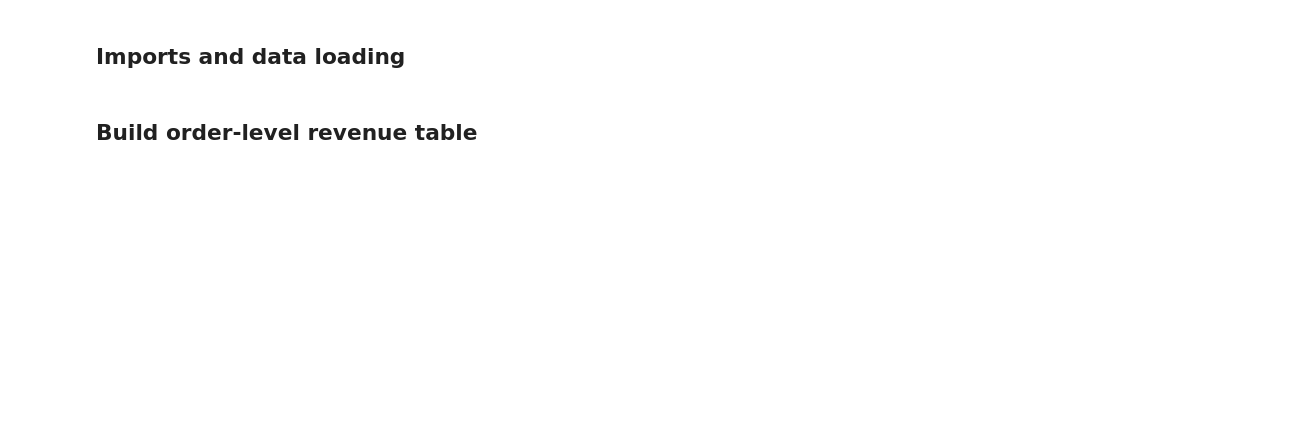
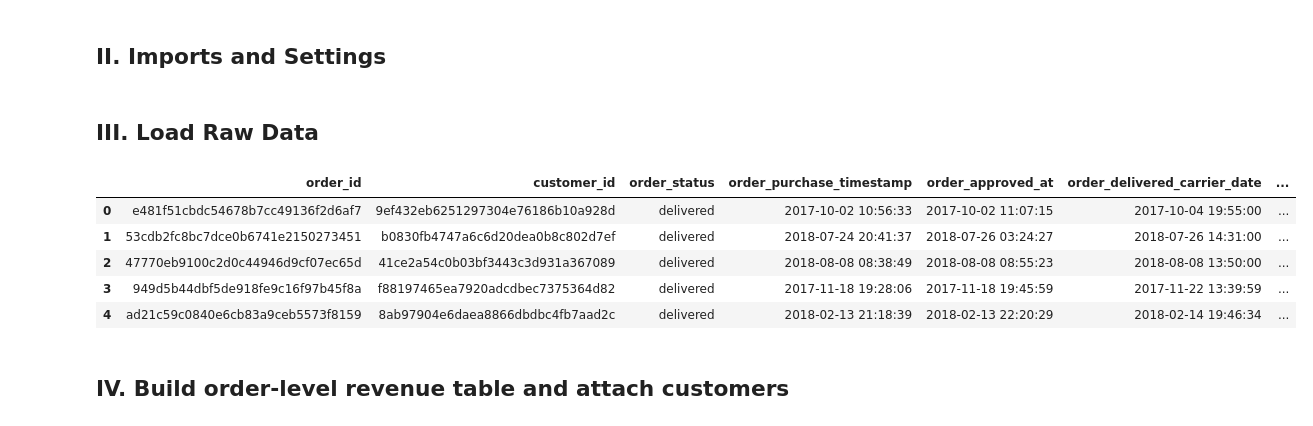
Before and after one commit to Bahar-Rezaei/ltv-olist-forecasting, a Jupyter notebook: notebooks/LTV.ipynb, the cells around one changed output. Cells and saved outputs as stored; diff of their text form; code cells hidden in the pictures; blank space fills up the shorter version.

```diff
--- a/notebooks/LTV.ipynb
+++ b/notebooks/LTV.ipynb
@@ -15,25 +15,52 @@ Roadmap:
 # %% [markdown]
-## Imports and data loading
+## II. Imports and Settings
 # %%
 import pandas as pd
 import numpy as np
 import seaborn as sns
 import matplotlib.pyplot as plt
 
+from sklearn.preprocessing import OneHotEncoder
+from sklearn.compose import ColumnTransformer
+from sklearn.pipeline import Pipeline
+# Pipline allows to chain together multiple data transformers and a final estimator into a single, cohesive object.
+from sklearn.ensemble import GradientBoostingRegressor
+# GradientBoostingRegressor is an ensamble ML technique that builds a series of decision trees, each aimed at correcting the errors of the previous ones.
+from sklearn.metrics import mean_absolute_error, mean_squared_error
+
 plt.style.use("seaborn-v0_8")
+pd.set_option("display.max_columns", 50)
+# %% [markdown]
+## III. Load Raw Data
 # %%
-# load raw data
+# the address where data is stored on your computer
+data_dir = "../data"
 
-orders = pd.read_csv(
-    "data/olist_orders_dataset.csv",
-    parse_dates=["order_purchase_timestamp"]
+orders = pd.read_csv(f"{data_dir}/olist_orders_dataset.csv",
+                     parse_dates=[
+                         "order_purchase_timestamp",
+                         "order_approved_at",
+                         "order_delivered_carrier_date",
+                         "order_delivered_customer_date",
+                         "order_estimated_delivery_date",
+                     ],
 )
 
-# only keep delivered orders (common for revenue analysis)
-delivered_orders = orders[orders["order_status"] == "delivered"].copy()
+payments = pd.read_csv(f"{data_dir}/olist_order_payments_dataset.csv")
+customers = pd.read_csv(f"{data_dir}/olist_customers_dataset.csv")
 
-payments = pd.read_csv("data/olist_order_payments_dataset.csv")
-customers = pd.read_csv("data/olist_customers_dataset.csv")
+# extra tables for marketplace segmentation
+order_items = pd.read_csv(f"{data_dir}/olist_order_items_dataset.csv")
+products = pd.read_csv(f"{data_dir}/olist_products_dataset.csv")
+
+orders.head()
+# %% [output]
+|  | order_id | customer_id | order_status | order_purchase_timestamp | order_approved_at | order_delivered_carrier_date | ... |
+| 0 | e481f51cbdc54678b7cc49136f2d6af7 | 9ef432eb6251297304e76186b10a928d | delivered | 2017-10-02 10:56:33 | 2017-10-02 11:07:15 | 2017-10-04 19:55:00 | ... |
+| 1 | 53cdb2fc8bc7dce0b6741e2150273451 | b0830fb4747a6c6d20dea0b8c802d7ef | delivered | 2018-07-24 20:41:37 | 2018-07-26 03:24:27 | 2018-07-26 14:31:00 | ... |
+| 2 | 47770eb9100c2d0c44946d9cf07ec65d | 41ce2a54c0b03bf3443c3d931a367089 | delivered | 2018-08-08 08:38:49 | 2018-08-08 08:55:23 | 2018-08-08 13:50:00 | ... |
+| 3 | 949d5b44dbf5de918fe9c16f97b45f8a | f88197465ea7920adcdbec7375364d82 | delivered | 2017-11-18 19:28:06 | 2017-11-18 19:45:59 | 2017-11-22 13:39:59 | ... |
+| 4 | ad21c59c0840e6cb83a9ceb5573f8159 | 8ab97904e6daea8866dbdbc4fb7aad2c | delivered | 2018-02-13 21:18:39 | 2018-02-13 22:20:29 | 2018-02-14 19:46:34 | ... |
 # %% [markdown]
-## Build order-level revenue table
+## IV. Build order‑level revenue table and attach customers
 # %%
```
Also changed, not shown: parts of 41 cells of this notebook, 3 other files.
